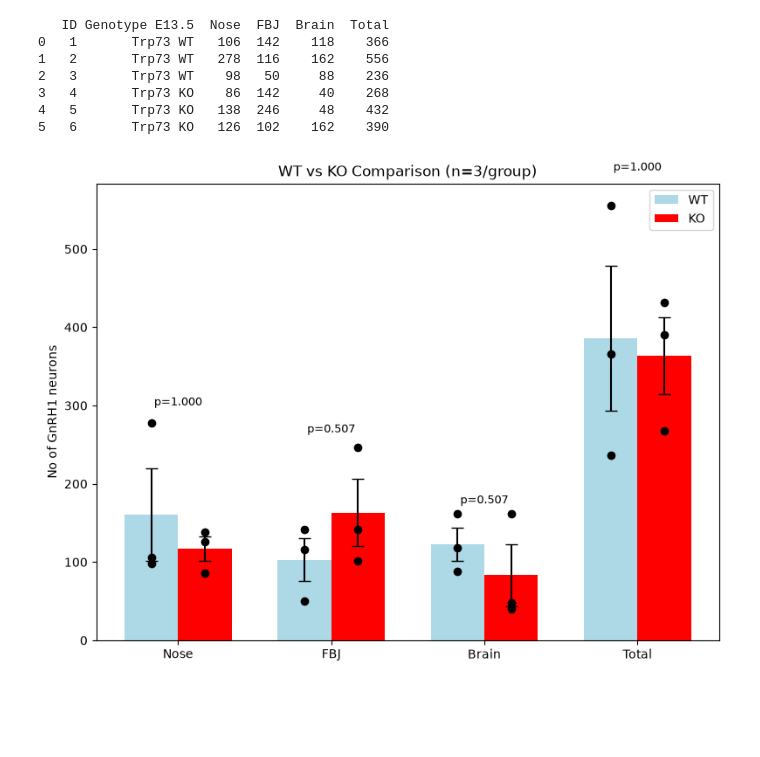
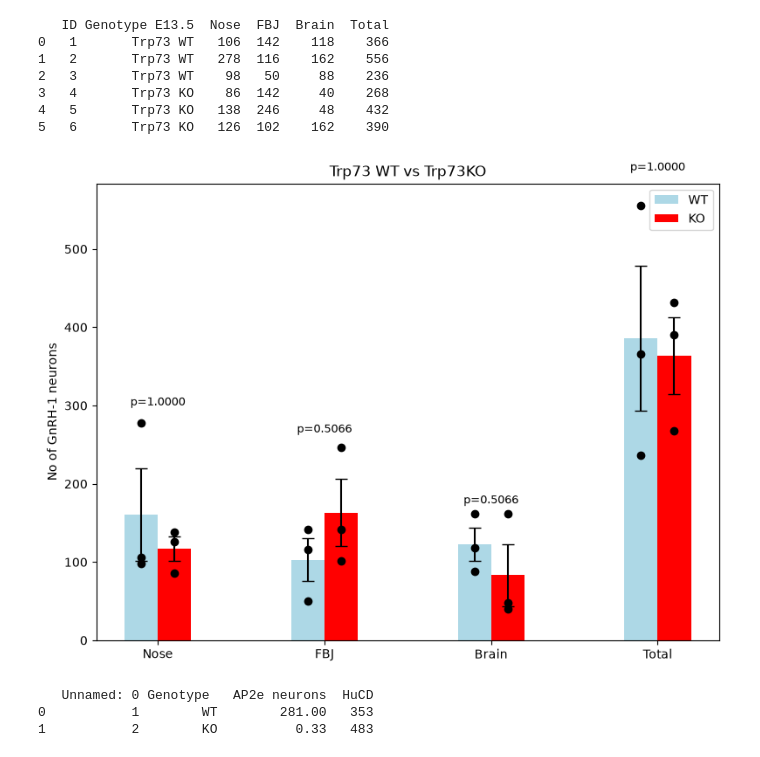
Before and after one commit to Sdivekar05/ABIO558-Shraddha, a Jupyter notebook: Assignment 5 &6 .ipynb, the cells around one changed output. Saved outputs shown, nothing was run; the diff lists cells and outputs as text; code cells hidden in the pictures; blank space fills up the shorter version.

```diff
--- a/Assignment 5 &6 .ipynb
+++ b/Assignment 5 &6 .ipynb
@@ -63,7 +63,7 @@ for region in regions:
 fig, ax = plt.subplots(figsize=(8,6))
 
 x = np.arange(len(regions))
-width = 0.35
+width = 0.20
 
 # Bar graph
 ax.bar(
@@ -97,34 +97,41 @@ for i, region in enumerate(regions):
         wt_vals,
         color='black',
         zorder=10
     )
 
     ax.scatter(
         np.repeat(x[i]+width/2, len(ko_vals)),
         ko_vals,
         color='black',
         zorder=10
     )
 
     # p value above bars
     ymax = max(max(wt_vals), max(ko_vals))
     ax.text(
         x[i],
         ymax + ymax*0.08,
-        f"p={p_values[i]:.3f}",
+        f"p={p_values[i]:.4f}",
         ha='center',
         fontsize=9
     )
 
 ax.set_xticks(x)
 ax.set_xticklabels(regions)
 
-ax.set_ylabel("No of GnRH1 neurons")
-ax.set_title("WT vs KO Comparison (n=3/group)")
+ax.set_ylabel("No of GnRH-1 neurons")
+ax.set_title("Trp73 WT vs Trp73KO")
 ax.legend()
 
 plt.tight_layout()
 plt.savefig("WT_KO_AllRegions.png", dpi=300)
 plt.show()
 # %% [output]
-[figure, old version]
+[figure, new version]
+# %%
+df = pd.read_csv('Neurons.csv')
+print(df)
+# %% [output]
+   Unnamed: 0 Genotype   AP2e neurons  HuCD
+0           1        WT        281.00   353
+1           2        KO          0.33   483
```
Also changed, not shown: parts of 1 cell of this notebook, 3 other files.
